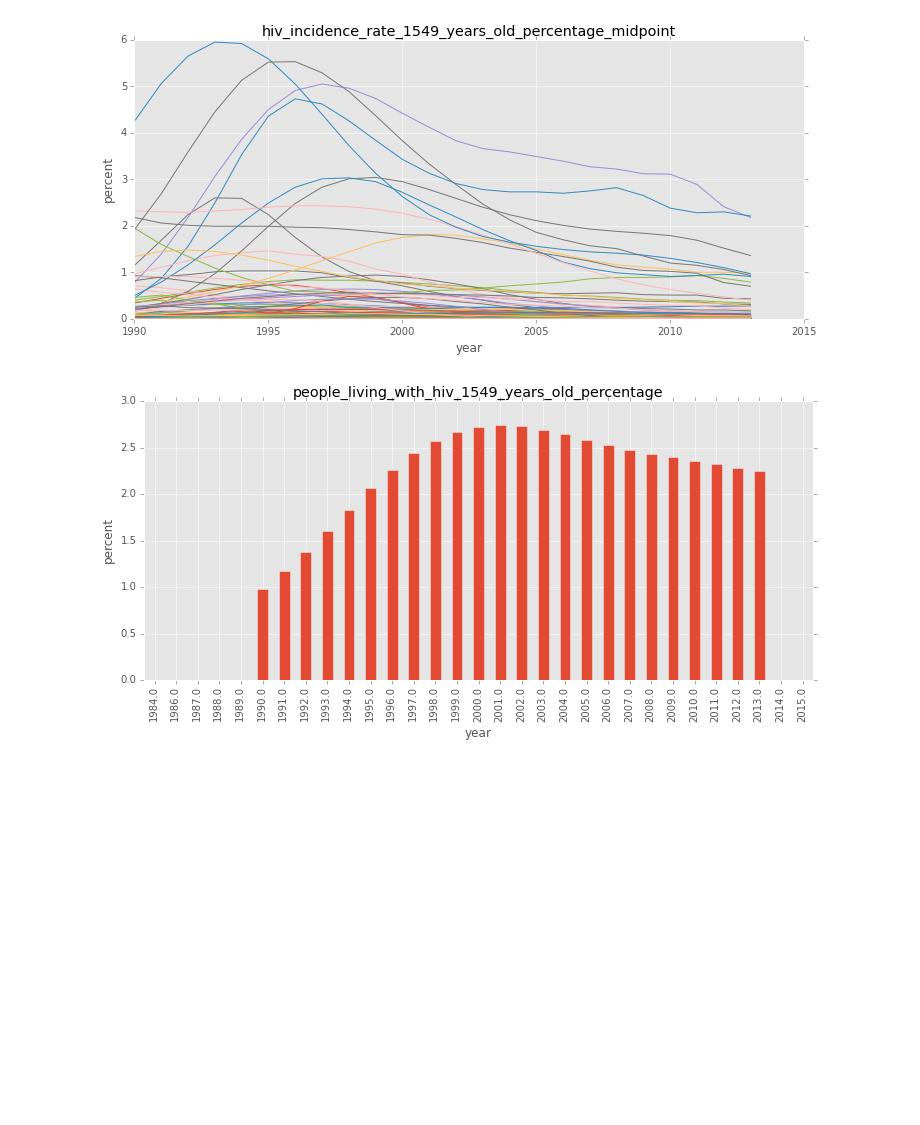
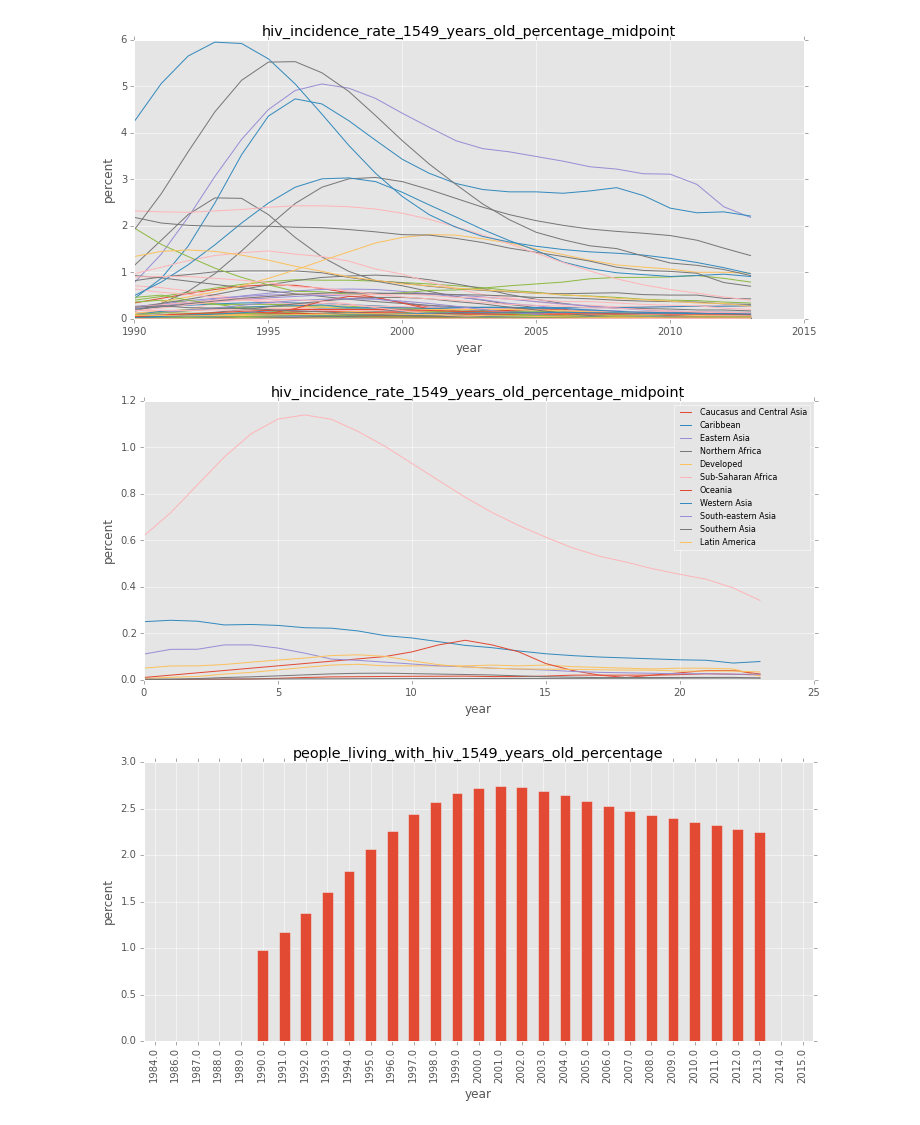
Before and after one commit to emschuch/UN_challenge_HIV, a Jupyter notebook: UNdata_02explore.ipynb, the cells around one changed output. Saved outputs shown, nothing was run; the diff lists cells and outputs as text; code cells hidden in the pictures; blank space fills up the shorter version.

```diff
--- a/UNdata_02explore.ipynb
+++ b/UNdata_02explore.ipynb
@@ -96,6 +103,20 @@ def plot_by_country(col, ylabel='percent'):
     plt.xlabel('year')
     plt.ylabel(ylabel)
     plt.show()
+# %%
+def plot_by_region(col, ylabel='percent'):
+    plt.figure(figsize=(12,5))
+    for region in set(unlimit['mdgregions']):
+        cp = unlimit[unlimit['mdgregions'] == region]
+        cp = pd.DataFrame(cp.groupby(['year'])[col].mean())
+        cp = cp.sort()
+        plt.plot(cp[col], label=region)
+
+    plt.title(col)
+    plt.xlabel('year')
+    plt.ylabel(ylabel)
+    plt.legend(prop={'size':8})
+    plt.show()
 # %% [markdown]
 ###Investigate HIV/AIDS data
 
@@ -113,10 +134,14 @@ plot_by_country('aids_deaths', 'number of deaths')
 [figure]
 [figure]
 # %%
-col = 'hiv_incidence_rate_1549_years_old_percentage_midpoint'
-plot_me_data(col)
-plot_by_country(col)
+hiv = 'hiv_incidence_rate_1549_years_old_percentage_midpoint'
+plot_me_data(hiv)
+plot_by_country(hiv)
 # %% [output]
 [figure]
 [figure]
+# %%
+plot_by_region(hiv)
+# %% [output]
+[figure, added]
 # %%
```
Also changed, not shown: parts of 35 cells of this notebook, 2 other files.
